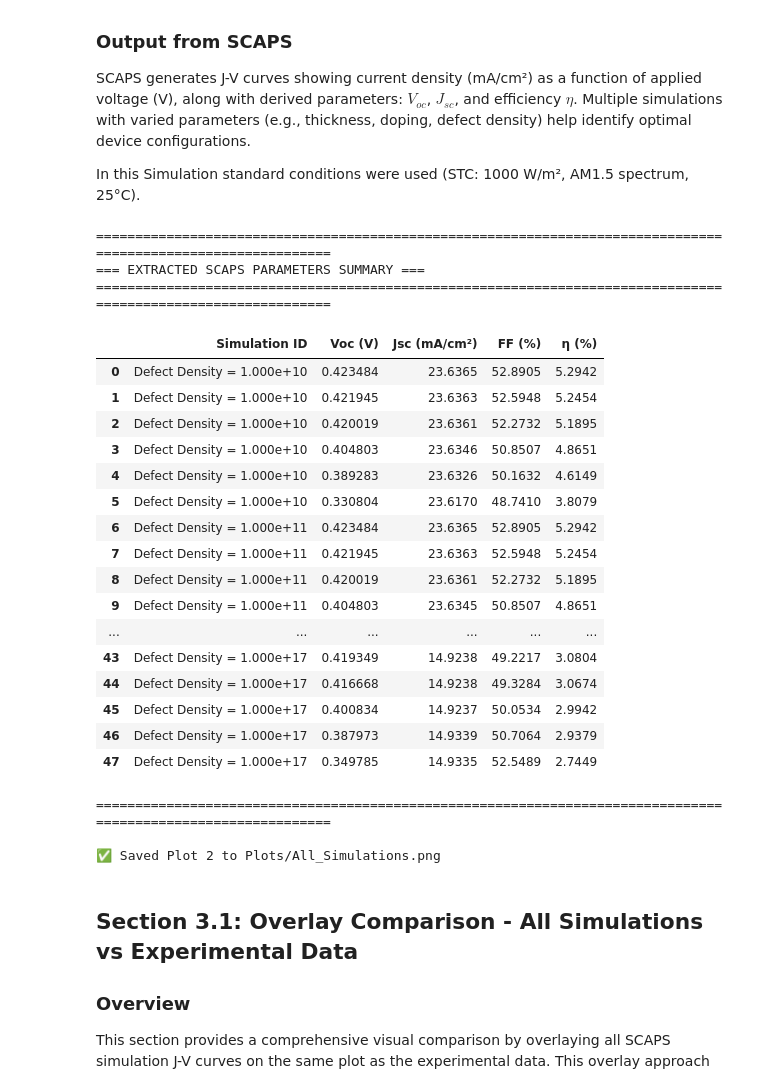
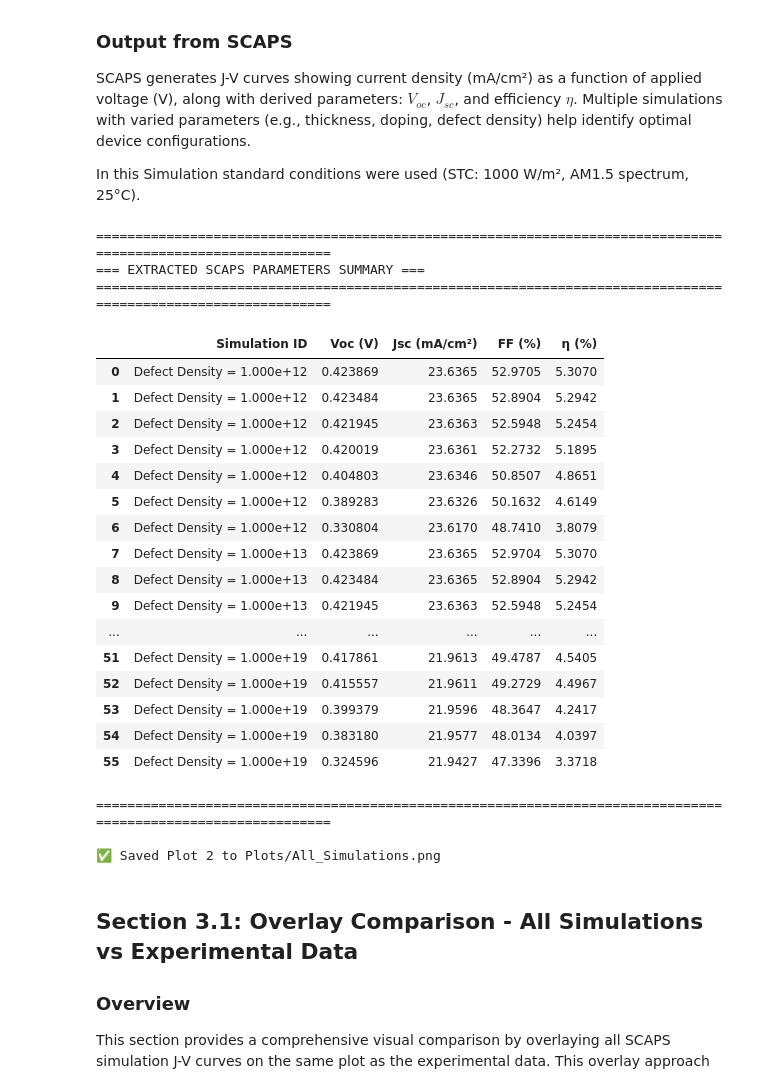
Before and after one commit to JotaP-183/Data_Analysis, a Jupyter notebook: SCAPS Simulations/SCAPS_Simulations_iv_files.ipynb, the cells around one changed output. Drawn from its saved outputs; the diff is of its cells as text; code cells hidden in the pictures.

```diff
--- a/SCAPS Simulations/SCAPS_Simulations_iv_files.ipynb
+++ b/SCAPS Simulations/SCAPS_Simulations_iv_files.ipynb
@@ -421,7 +421,7 @@ def read_scaps_iv_file(file_path):
     return simulations
 
 # Read the SCAPS file
-sim_file = "C:/Users/jp_ol/OneDrive/Ambiente de Trabalho/TESE/Data_Analysis/data/CdS3_1/CdS3_1_CdS_SA_e_INTER.iv"
+sim_file = "C:/Users/jp_ol/OneDrive/Ambiente de Trabalho/TESE/Data_Analysis/data/CdS3_1/CdS3_1_CdS_N_e_INTER.iv"
 scaps_data = read_scaps_iv_file(sim_file)
 
 # Format for downstream use
@@ -465,49 +465,49 @@ else:
     for i, d in enumerate(scaps_data):
         v_filtered = d['v(V)']
         j_filtered = d['jtot(mA/cm2)']
 
         hover_text = f"<b>{d['label']}</b><br>Voc: {d['Voc']:.6f} V<br>Jsc: {d['Jsc']:.4f} mA/cm²<br>FF: {d['FF']:.4f} %<br>η: {d['eta']:.4f} %"
         legend_name = f"Sim {i+1}: {d['label']}"
 
         fig2.add_trace(go.Scatter(
             x=v_filtered, y=j_filtered, mode='lines',
             name=legend_name, hoverinfo='text', hovertext=hover_text
         ))
 
     fig2.update_xaxes(showline=True, linewidth=2, linecolor='black', mirror=True)
     fig2.update_yaxes(showline=True, linewidth=2, linecolor='black', mirror=True)
     fig2.update_layout(
         title='All SCAPS Simulation IV Curves',
         xaxis_title='Voltage (V)', yaxis_title='Current Density (mA/cm2)',
         hovermode='closest', template='plotly_white', width=1000, height=600,
         plot_bgcolor='white',
         xaxis=dict(showgrid=True, gridwidth=1, gridcolor='lightgray'),
         yaxis=dict(showgrid=True, gridwidth=1, gridcolor='lightgray')
     )
     fig2.show()
     fig2.write_image(os.path.join(plots_dir, 'All_Simulations.png'), width=1000, height=600)
     print(f"\n✅ Saved Plot 2 to {plots_dir}/All_Simulations.png")
 # %% [output]
 ==============================================================================================================
 === EXTRACTED SCAPS PARAMETERS SUMMARY ===
 ==============================================================================================================
 |  | Simulation ID | Voc (V) | Jsc (mA/cm²) | FF (%) | η (%) |
-| 0 | Defect Density = 1.000e+10 | 0.423484 | 23.6365 | 52.8905 | 5.2942 |
-| 1 | Defect Density = 1.000e+10 | 0.421945 | 23.6363 | 52.5948 | 5.2454 |
-| 2 | Defect Density = 1.000e+10 | 0.420019 | 23.6361 | 52.2732 | 5.1895 |
-| 3 | Defect Density = 1.000e+10 | 0.404803 | 23.6346 | 50.8507 | 4.8651 |
-| 4 | Defect Density = 1.000e+10 | 0.389283 | 23.6326 | 50.1632 | 4.6149 |
-| 5 | Defect Density = 1.000e+10 | 0.330804 | 23.6170 | 48.7410 | 3.8079 |
-| 6 | Defect Density = 1.000e+11 | 0.423484 | 23.6365 | 52.8905 | 5.2942 |
-| 7 | Defect Density = 1.000e+11 | 0.421945 | 23.6363 | 52.5948 | 5.2454 |
-| 8 | Defect Density = 1.000e+11 | 0.420019 | 23.6361 | 52.2732 | 5.1895 |
-| 9 | Defect Density = 1.000e+11 | 0.404803 | 23.6345 | 50.8507 | 4.8651 |
+| 0 | Defect Density = 1.000e+12 | 0.423869 | 23.6365 | 52.9705 | 5.3070 |
+| 1 | Defect Density = 1.000e+12 | 0.423484 | 23.6365 | 52.8904 | 5.2942 |
+| 2 | Defect Density = 1.000e+12 | 0.421945 | 23.6363 | 52.5948 | 5.2454 |
+| 3 | Defect Density = 1.000e+12 | 0.420019 | 23.6361 | 52.2732 | 5.1895 |
+| 4 | Defect Density = 1.000e+12 | 0.404803 | 23.6346 | 50.8507 | 4.8651 |
+| 5 | Defect Density = 1.000e+12 | 0.389283 | 23.6326 | 50.1632 | 4.6149 |
+| 6 | Defect Density = 1.000e+12 | 0.330804 | 23.6170 | 48.7410 | 3.8079 |
+| 7 | Defect Density = 1.000e+13 | 0.423869 | 23.6365 | 52.9704 | 5.3070 |
+| 8 | Defect Density = 1.000e+13 | 0.423484 | 23.6365 | 52.8904 | 5.2942 |
+| 9 | Defect Density = 1.000e+13 | 0.421945 | 23.6363 | 52.5948 | 5.2454 |
 | ... | ... | ... | ... | ... | ... |
-| 43 | Defect Density = 1.000e+17 | 0.419349 | 14.9238 | 49.2217 | 3.0804 |
-| 44 | Defect Density = 1.000e+17 | 0.416668 | 14.9238 | 49.3284 | 3.0674 |
-| 45 | Defect Density = 1.000e+17 | 0.400834 | 14.9237 | 50.0534 | 2.9942 |
-| 46 | Defect Density = 1.000e+17 | 0.387973 | 14.9339 | 50.7064 | 2.9379 |
-| 47 | Defect Density = 1.000e+17 | 0.349785 | 14.9335 | 52.5489 | 2.7449 |
+| 51 | Defect Density = 1.000e+19 | 0.417861 | 21.9613 | 49.4787 | 4.5405 |
+| 52 | Defect Density = 1.000e+19 | 0.415557 | 21.9611 | 49.2729 | 4.4967 |
+| 53 | Defect Density = 1.000e+19 | 0.399379 | 21.9596 | 48.3647 | 4.2417 |
+| 54 | Defect Density = 1.000e+19 | 0.383180 | 21.9577 | 48.0134 | 4.0397 |
+| 55 | Defect Density = 1.000e+19 | 0.324596 | 21.9427 | 47.3396 | 3.3718 |
 ==============================================================================================================
 
 ✅ Saved Plot 2 to Plots/All_Simulations.png
```
Also changed, not shown: parts of 3 cells of this notebook, 7 other files.
